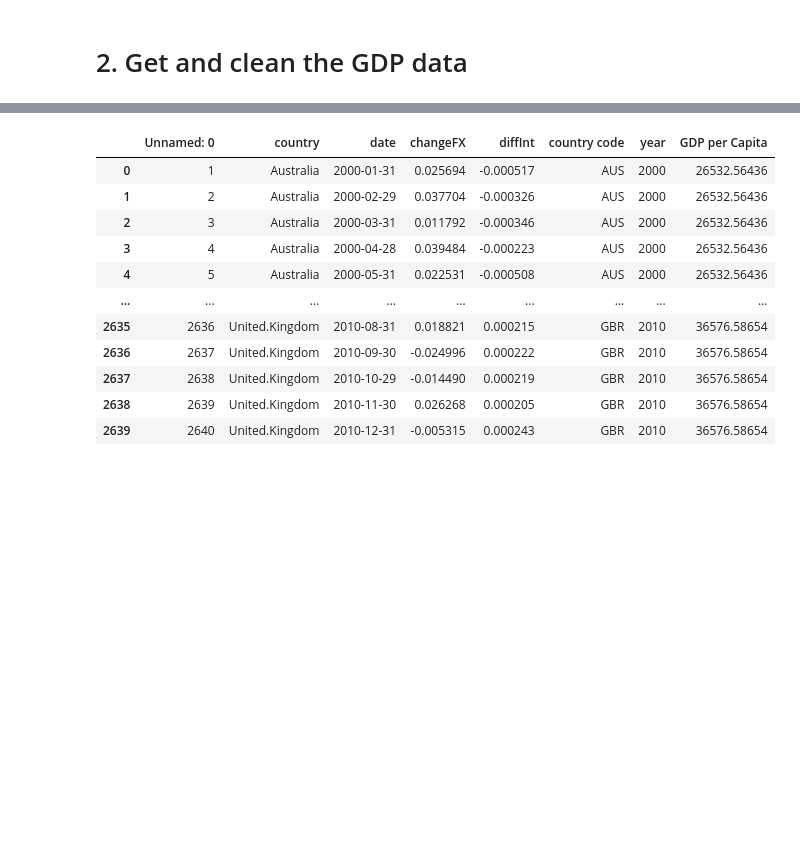
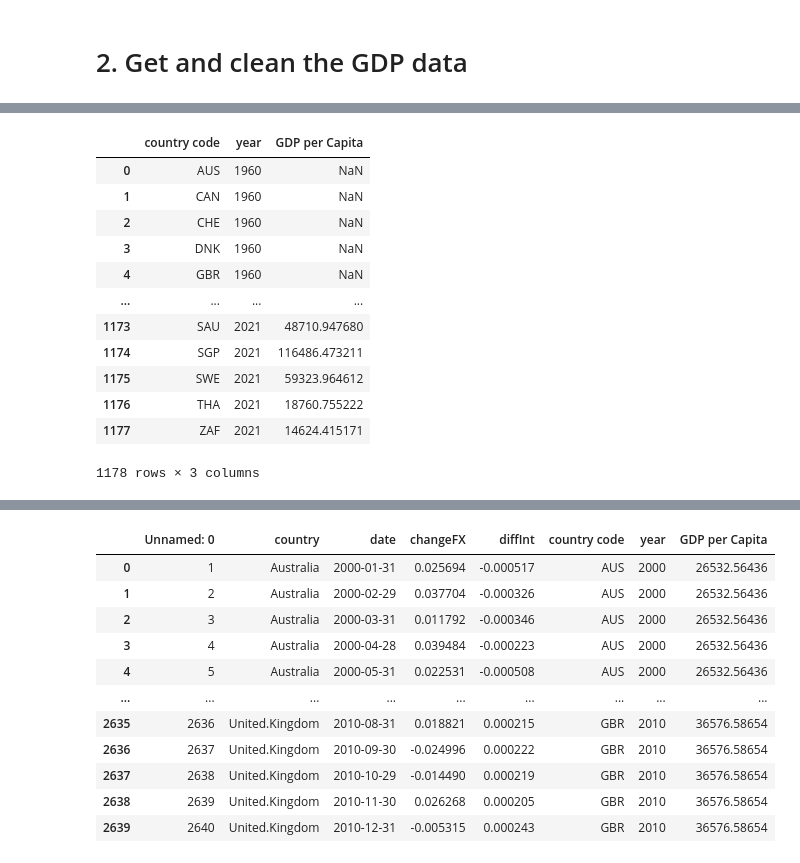
Before and after one commit to Weizhe1215/IF-Group_project, a Jupyter notebook: GHW1.ipynb, the cells around one changed output, grey strips where cells are left out. Drawn from its saved outputs; the diff is of its cells as text; code cells hidden in the pictures; blank space fills up the shorter version.

```diff
--- a/GHW1.ipynb
+++ b/GHW1.ipynb
@@ -55,7 +55,8 @@ Series
 | SE.XPD.TOTL.PC.ZS | Expenditure per student, total (%... | Longdefinition | ...on education divided by the to... |
 # %%
 # Get gdp per capita data using WBG API
-GDP = wb.data.DataFrame('NY.GDP.PCAP.PP.CD', list(data['country code'].unique()))
-GDP['economy'] = GDP.index
+GDP = wb.data.DataFrame({"NY.GDP.MKTP.PP.CD", "NY.GDP.PCAP.PP.CD"}, list(data['country code'].unique()))
+# %%
+GDP = GDP.reset_index()
 # %%
 # Change the dataframe format and rename
@@ -69,0 +76,16 @@ data = pd.merge(data,GDP,on=['country code','year'], how='left')
+# %%
+GDP
+# %% [output]
+|  | country code | year | GDP per Capita |
+| 0 | AUS | 1960 | NaN |
+| 1 | CAN | 1960 | NaN |
+| 2 | CHE | 1960 | NaN |
+| 3 | DNK | 1960 | NaN |
+| 4 | GBR | 1960 | NaN |
+| ... | ... | ... | ... |
+| 1173 | SAU | 2021 | 48710.947680 |
+| 1174 | SGP | 2021 | 116486.473211 |
+| 1175 | SWE | 2021 | 59323.964612 |
+| 1176 | THA | 2021 | 18760.755222 |
+| 1177 | ZAF | 2021 | 14624.415171 |
+1178 rows × 3 columns
```
Also changed, not shown: parts of 10 cells of this notebook.
